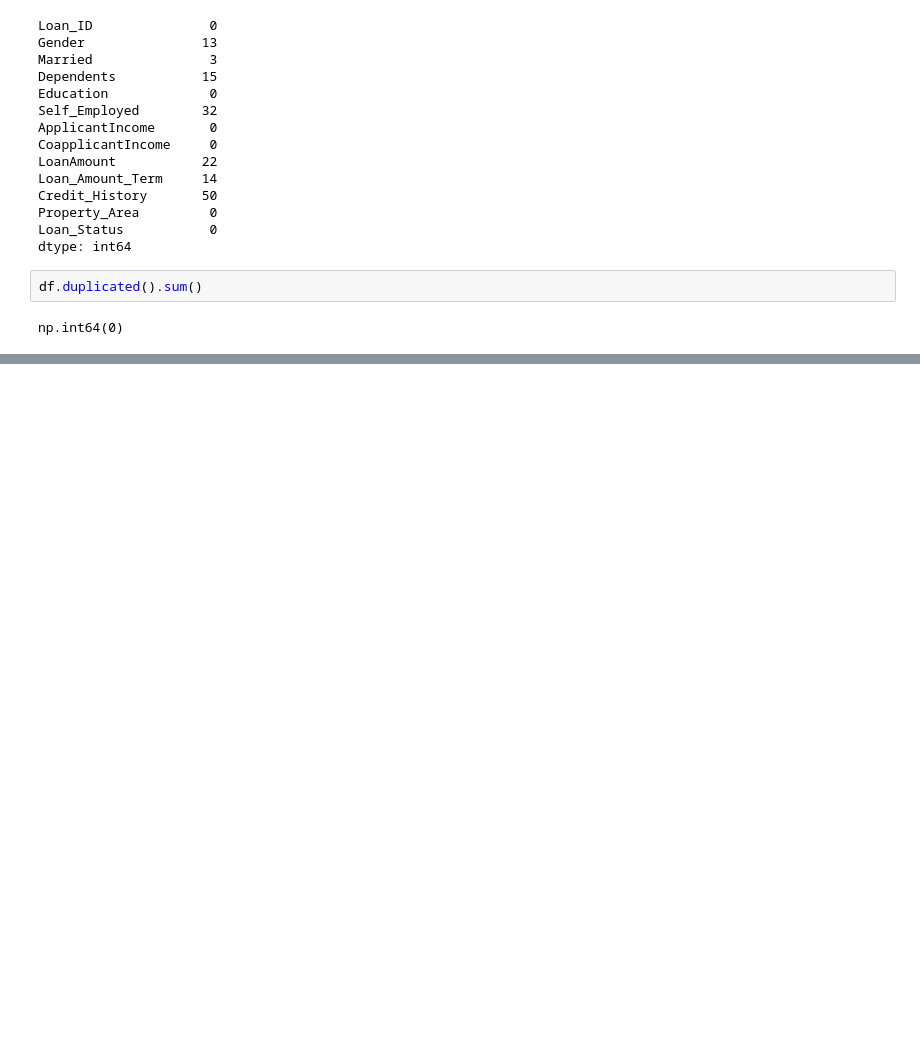
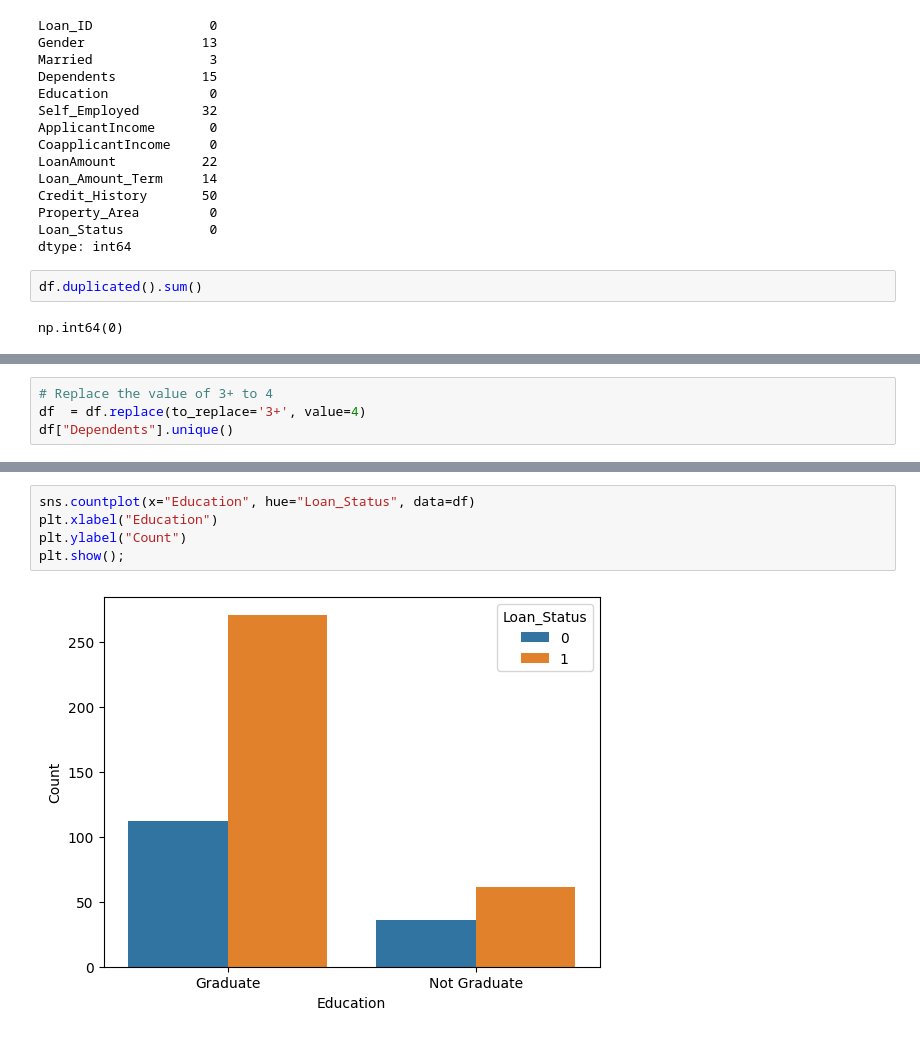
Before and after one commit to vin-olot/Projects, a Jupyter notebook: Loan Status Prediction.ipynb, the cells around one changed output, grey strips where cells are left out. Drawn from its saved outputs; the diff is of its cells as text; blank space fills up the shorter version.

```diff
--- a/Loan Status Prediction.ipynb
+++ b/Loan Status Prediction.ipynb
@@ -87,0 +111,4 @@ df.describe()
+# %%
+# Replace the value of 3+ to 4
+df  = df.replace(to_replace='3+', value=4)
+df["Dependents"].unique()
@@ -87,0 +130,7 @@ df.describe()
+# %%
+sns.countplot(x="Education", hue="Loan_Status", data=df)
+plt.xlabel("Education")
+plt.ylabel("Count")
+plt.show();
+# %% [output]
+[figure, added]
```
Also changed, not shown: parts of 14 cells of this notebook.
